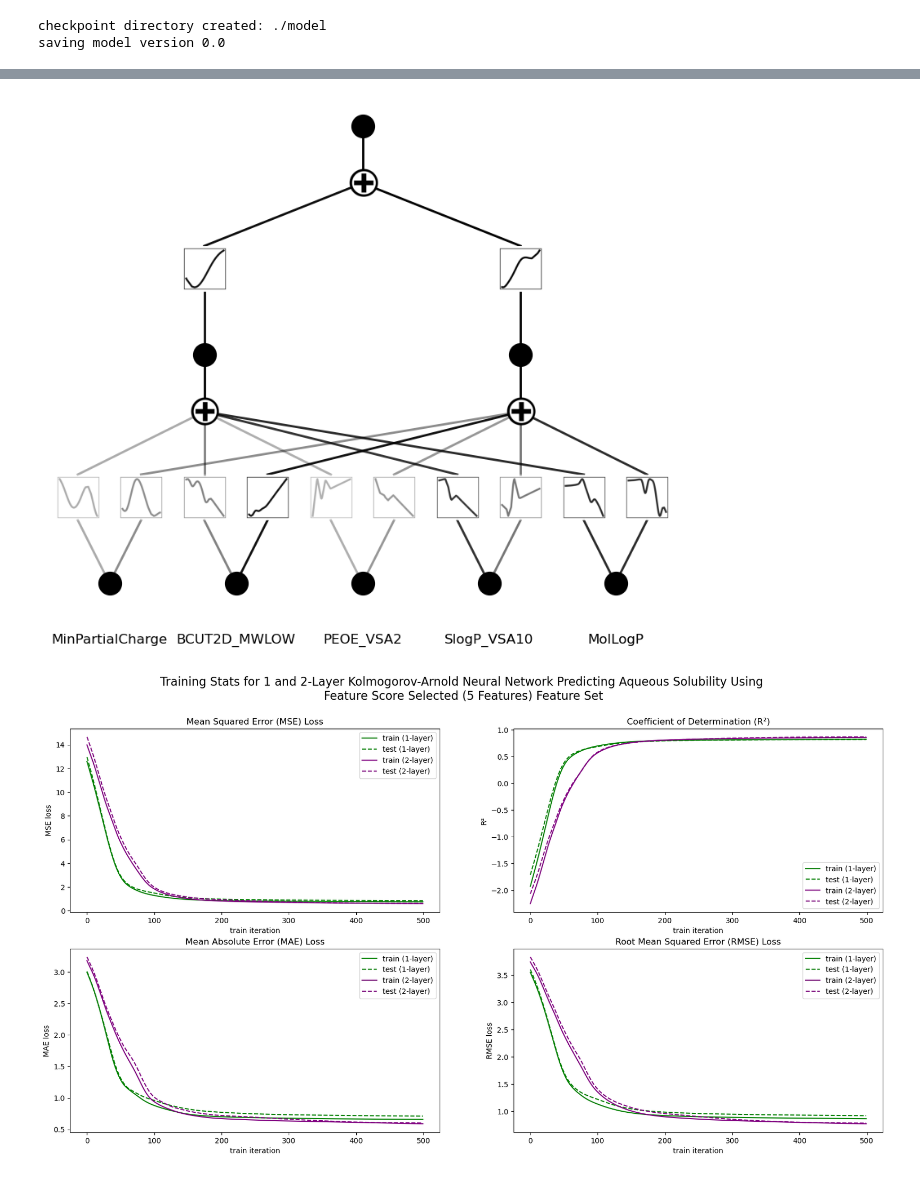
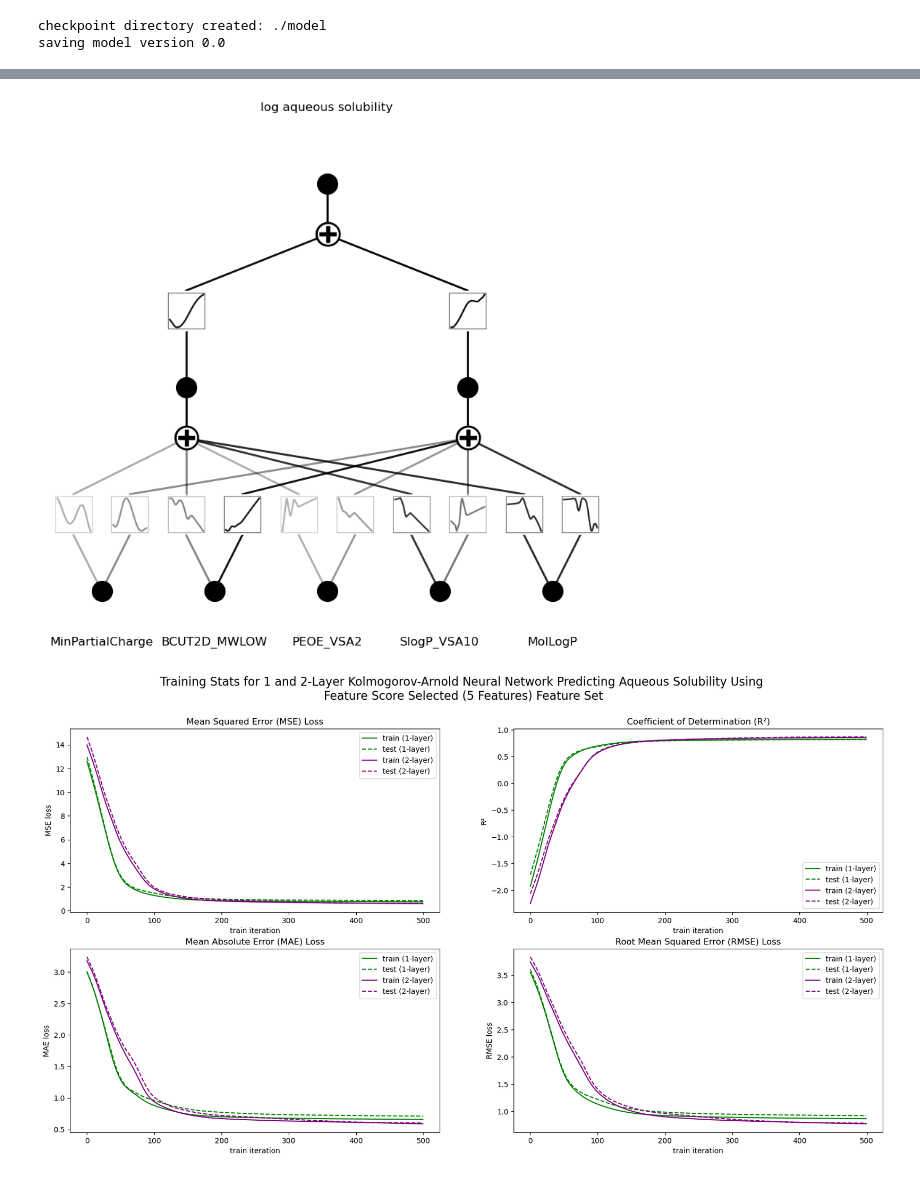
Before and after one commit to cgeils25/Chemical_Physics_and_KANs, a Jupyter notebook: notebooks/aqueous_solubility_delaney/investigating_KAN.ipynb, the cells around one changed output, grey strips where cells are left out. Saved outputs shown, nothing was run; the diff lists cells and outputs as text; code cells hidden in the pictures.

Commit message:
add aqueous solubility to plot of 2-layer KAN

```diff
--- a/notebooks/aqueous_solubility_delaney/investigating_KAN.ipynb
+++ b/notebooks/aqueous_solubility_delaney/investigating_KAN.ipynb
@@ -1060,9 +1060,9 @@ test iteration 400, mse: 0.6428782343864441, r2: 0.8653774857521057, mae: 0.6170
 train iteration 450, mse: 0.6154111623764038, r2: 0.8567121624946594, mae: 0.6000322699546814, rmse: 0.7844814658164978
 test iteration 450, mse: 0.6259341835975647, r2: 0.8689256906509399, mae: 0.607289731502533, rmse: 0.7911600470542908
 # %%
-model_fss_2_layer.plot(in_vars=list(features_retained_after_feature_score_selection), varscale=.3, scale=1)
+model_fss_2_layer.plot(in_vars=list(features_retained_after_feature_score_selection), varscale=.3, scale=1, out_vars=['log aqueous solubility'])
 # %% [output]
-[figure, old version]
+[figure, new version]
 # %%
 # plot losses and r2 for train and test
 fig, ax = plt.subplots(2, 2, figsize=(20, 10))
```
